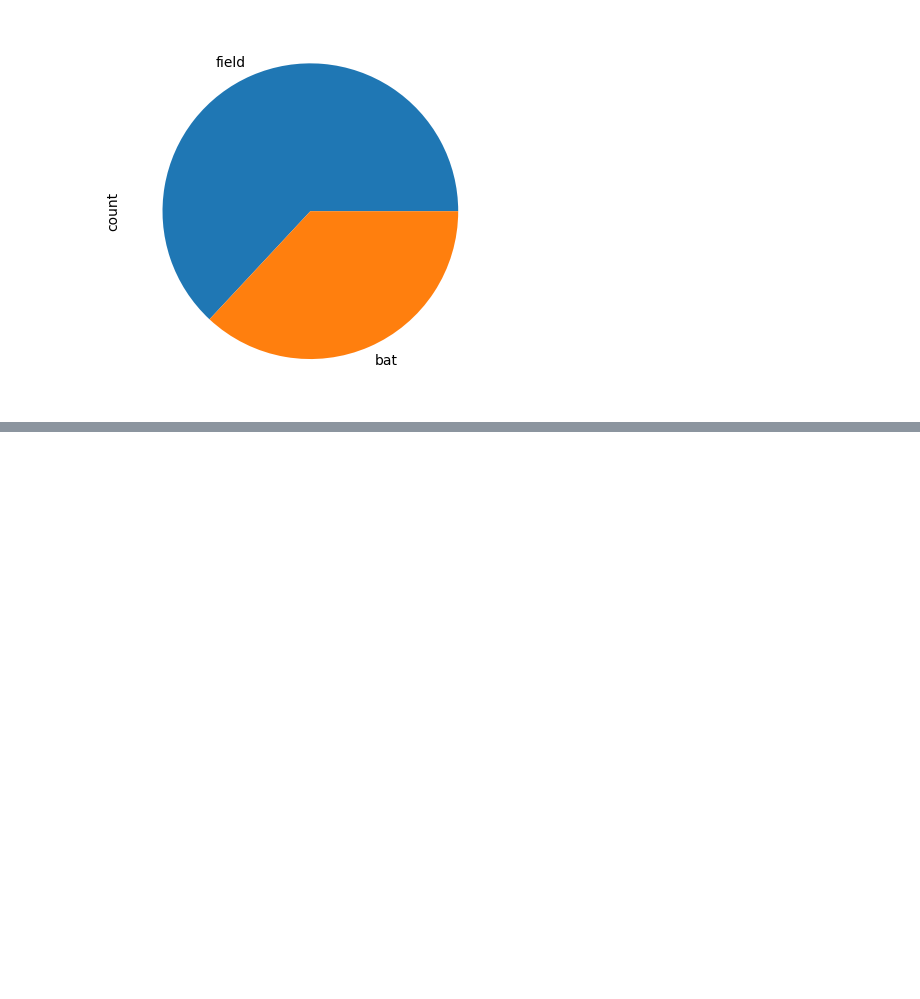
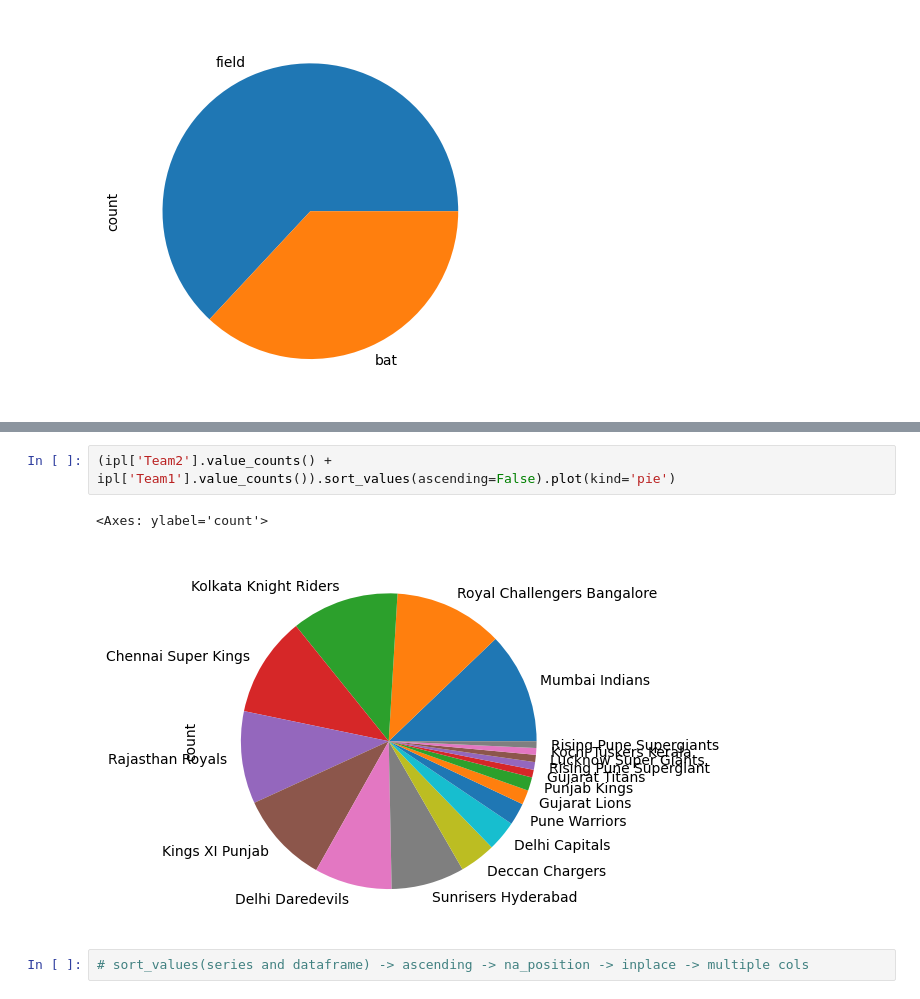
Before and after one commit to amitmishra-cs/Python-for-data-Science-2024, a Jupyter notebook: 05_Pandas/01_pandas.ipynb, the cells around one changed output, grey strips where cells are left out. Drawn from its saved outputs; the diff is of its cells as text; blank space fills up the shorter version.

```diff
--- a/05_Pandas/01_pandas.ipynb
+++ b/05_Pandas/01_pandas.ipynb
@@ -1582,0 +1631,7 @@ ipl['TossDecision'].value_counts().plot(kind='pie')
+# %%
+(ipl['Team2'].value_counts() + ipl['Team1'].value_counts()).sort_values(ascending=False).plot(kind='pie')
+# %% [output]
+<Axes: ylabel='count'>
+[figure, added]
+# %%
+# sort_values(series and dataframe) -> ascending -> na_position -> inplace -> multiple cols
```
Also changed, not shown: parts of 2 cells of this notebook.
